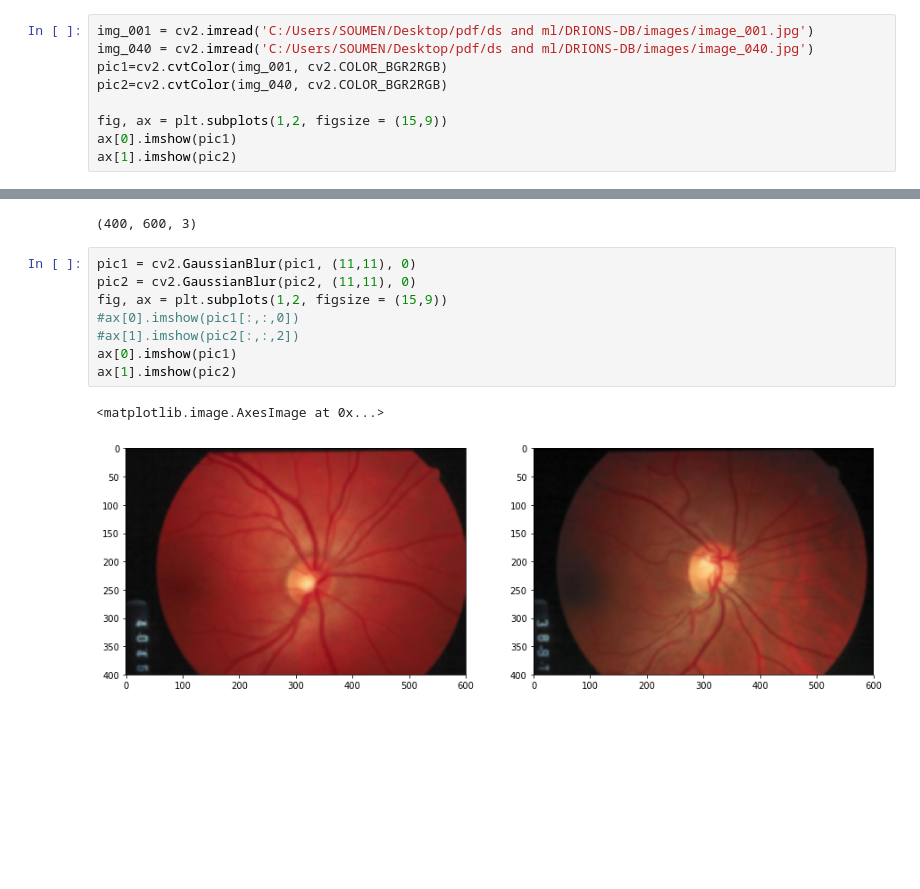
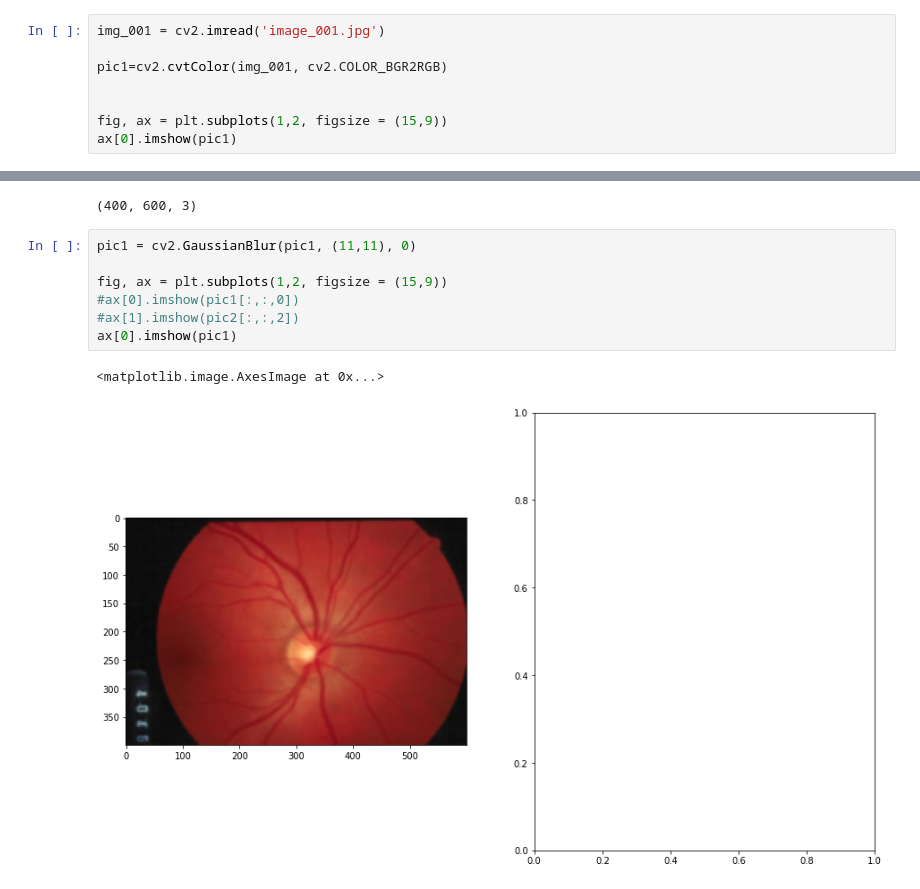
Before and after one commit to CGECCSEPROJECT/2021_FINAL_YR_PROJECT, a Jupyter notebook: diagnose Glaucoma disease.ipynb, the cells around one changed output, grey strips where cells are left out. Cells and saved outputs as stored; diff of their text form; blank space fills up the shorter version.

```diff
--- a/diagnose Glaucoma disease.ipynb
+++ b/diagnose Glaucoma disease.ipynb
@@ -8,11 +12,10 @@ import cv2
 # %%
-img_001 = cv2.imread('C:/Users/SOUMEN/Desktop/pdf/ds and ml/DRIONS-DB/images/image_001.jpg')
-img_040 = cv2.imread('C:/Users/SOUMEN/Desktop/pdf/ds and ml/DRIONS-DB/images/image_040.jpg')
+img_001 = cv2.imread('image_001.jpg')
+
 pic1=cv2.cvtColor(img_001, cv2.COLOR_BGR2RGB)
-pic2=cv2.cvtColor(img_040, cv2.COLOR_BGR2RGB)
+
 
 fig, ax = plt.subplots(1,2, figsize = (15,9))
 ax[0].imshow(pic1)
-ax[1].imshow(pic2)
 # %% [output]
 <matplotlib.image.AxesImage at 0x...>
@@ -24,13 +27,12 @@ img_001.shape
 (400, 600, 3)
 # %%
 pic1 = cv2.GaussianBlur(pic1, (11,11), 0)
-pic2 = cv2.GaussianBlur(pic2, (11,11), 0)
+
 fig, ax = plt.subplots(1,2, figsize = (15,9))
 #ax[0].imshow(pic1[:,:,0])
 #ax[1].imshow(pic2[:,:,2])
 ax[0].imshow(pic1)
-ax[1].imshow(pic2)
 # %% [output]
 <matplotlib.image.AxesImage at 0x...>
-[figure, old version]
+[figure, new version]
 # %%
```
Also changed, not shown: parts of 20 cells of this notebook.
